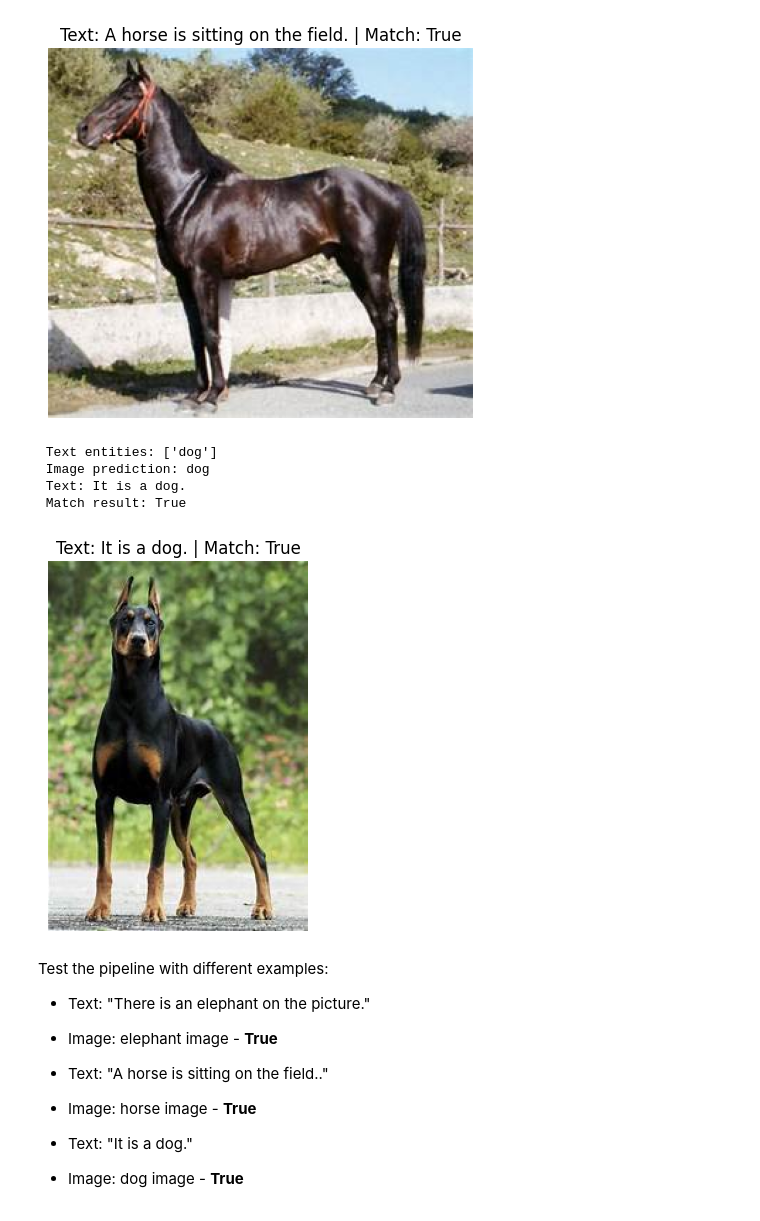
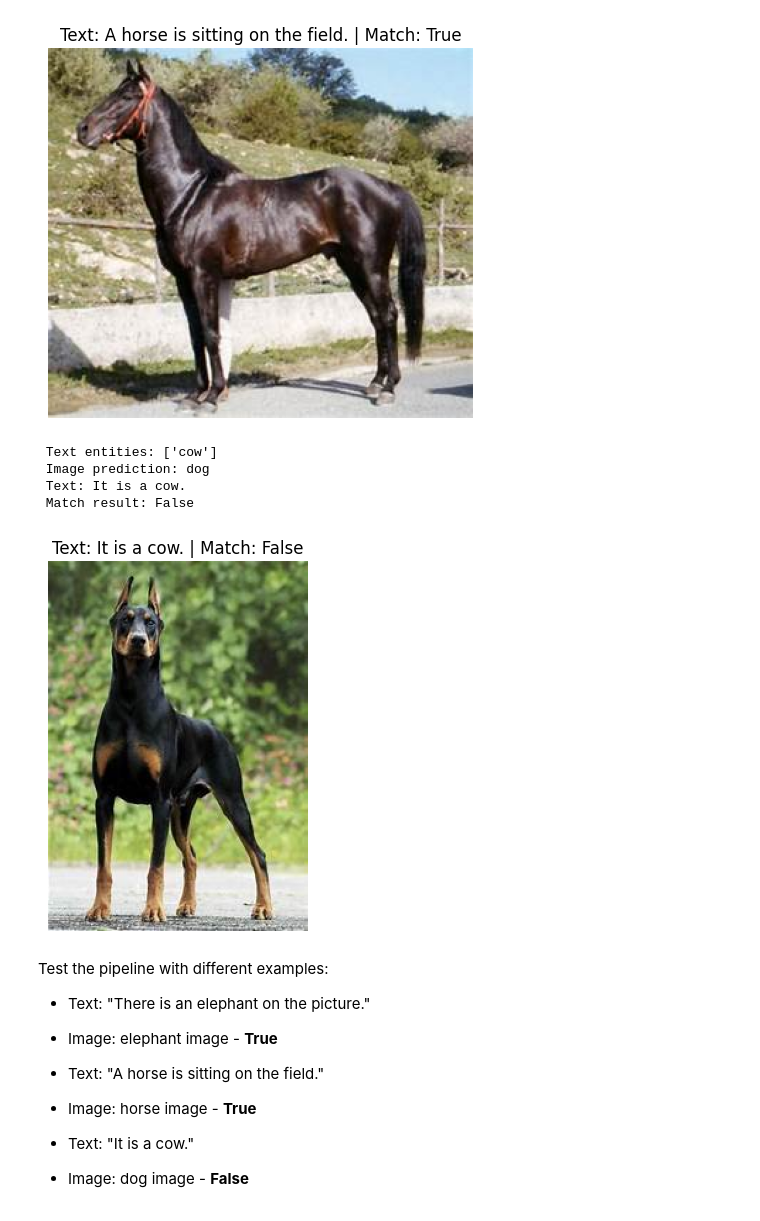
Before and after one commit to Andrii-Bezkrovnyi/wins_task, a Jupyter notebook: ner_task/demo.ipynb, the cells around one changed output. Drawn from its saved outputs; the diff is of its cells as text; code cells hidden in the pictures.

Commit message:
fixed demo presentation

```diff
--- a/ner_task/demo.ipynb
+++ b/ner_task/demo.ipynb
@@ -190,21 +190,21 @@ show_demo(
  Match result: True
 [figure]
 # %%
-show_demo("It is a dog.", "animals10/raw-img/cane/OIP-0cwqK_pId75Pu0YLQq7HwgHaKj.jpeg")
+show_demo("It is a cow.", "animals10/raw-img/cane/OIP-0cwqK_pId75Pu0YLQq7HwgHaKj.jpeg")
 # %% [output]
- Text entities: ['dog']
+ Text entities: ['cow']
  Image prediction: dog
- Text: It is a dog.
- Match result: True
+ Text: It is a cow.
+ Match result: False
-[figure, old version]
+[figure, new version]
 # %% [markdown]
 Test the pipeline with different examples:
 
 - Text: "There is an elephant on the picture."
 - Image: elephant image - **True**
 
-- Text: "A horse is sitting on the field.."
+- Text: "A horse is sitting on the field."
 - Image: horse image - **True**
 
-- Text: "It is a dog."
-- Image: dog image - **True**
+- Text: "It is a cow."
+- Image: dog image - **False**
```
Also changed, not shown: parts of 1 cell of this notebook, 1 other file.
